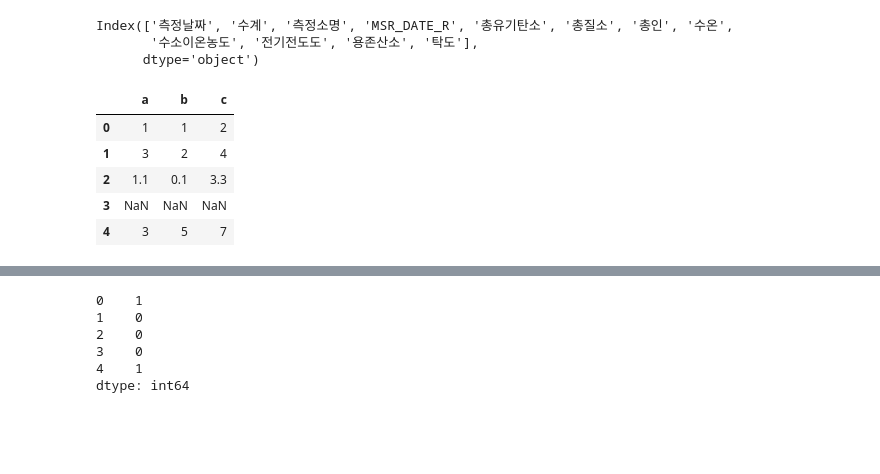
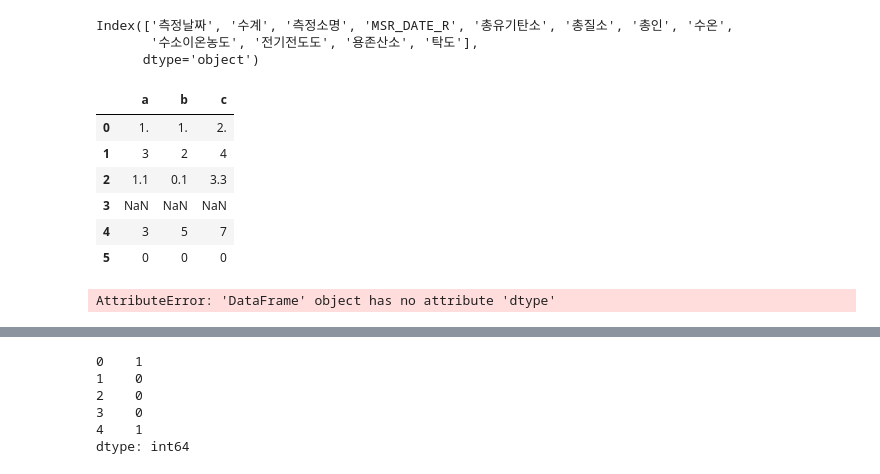
Before and after one commit to shevious/webstudy, a Jupyter notebook: deep/water/pdtest.ipynb, the cells around one changed output, grey strips where cells are left out. Drawn from its saved outputs; the diff is of its cells as text; code cells hidden in the pictures; blank space fills up the shorter version.

```diff
--- a/deep/water/pdtest.ipynb
+++ b/deep/water/pdtest.ipynb
@@ -508,17 +518,24 @@ Index(['측정날짜', '수계', '측정소명', 'MSR_DATE_R', '총유기탄소'
        '수소이온농도', '전기전도도', '용존산소', '탁도'],
       dtype='object')
 # %%
+import pandas as pd
+import numpy as np
 # Take a dictionary as input to your DataFrame
-my_dict = {"a": ['1', '3', '1.1', np.nan, '3'],
-           "b": ['1', '2', '0.1', np.nan, '5'],
-           "c": ['2', '4', '3.3', np.nan, '7']}
+my_dict = {"a": ['1.', '3', '1.1', np.nan, '3', '0'],
+           "b": ['1.', '2', '0.1', np.nan, '5', '0'],
+           "c": ['2.', '4', '3.3', np.nan, '7', '0']}
 df = pd.DataFrame(my_dict)
 #display(df)
 df
 # %% [output]
 |  | a | b | c |
-| 0 | 1 | 1 | 2 |
+| 0 | 1. | 1. | 2. |
 | 1 | 3 | 2 | 4 |
 | 2 | 1.1 | 0.1 | 3.3 |
 | 3 | NaN | NaN | NaN |
 | 4 | 3 | 5 | 7 |
+| 5 | 0 | 0 | 0 |
+# %%
+df.iloc[:, 0:1].dtype
+# %% [output]
+AttributeError: 'DataFrame' object has no attribute 'dtype'
```
Also changed, not shown: parts of 76 cells of this notebook, 2 other files.
